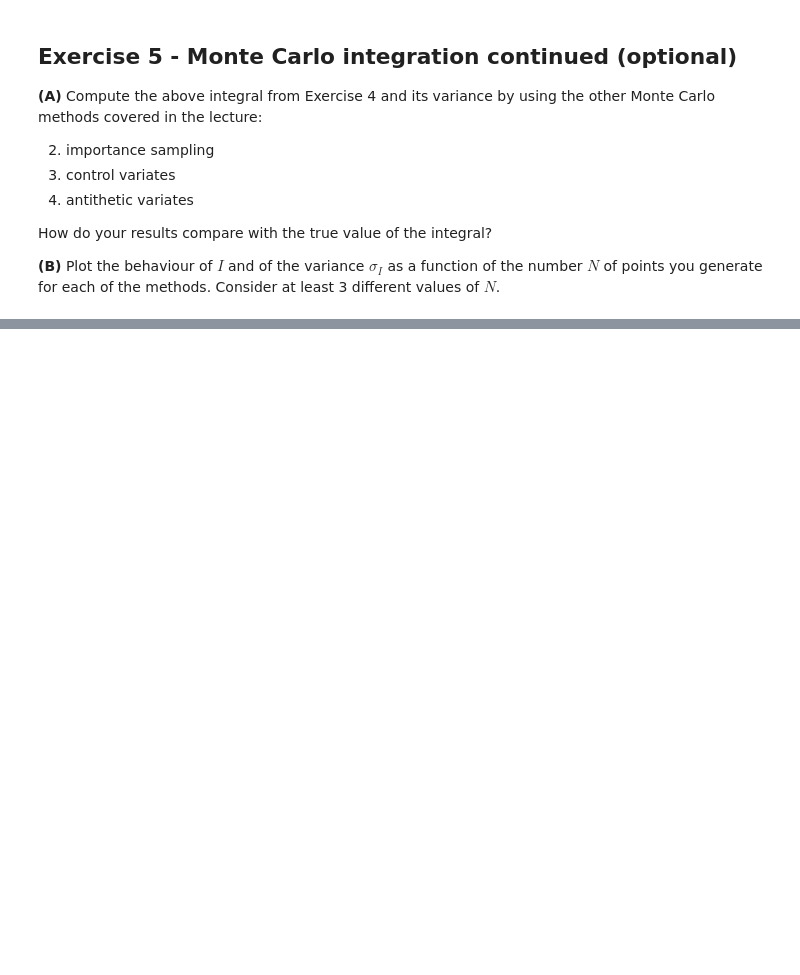
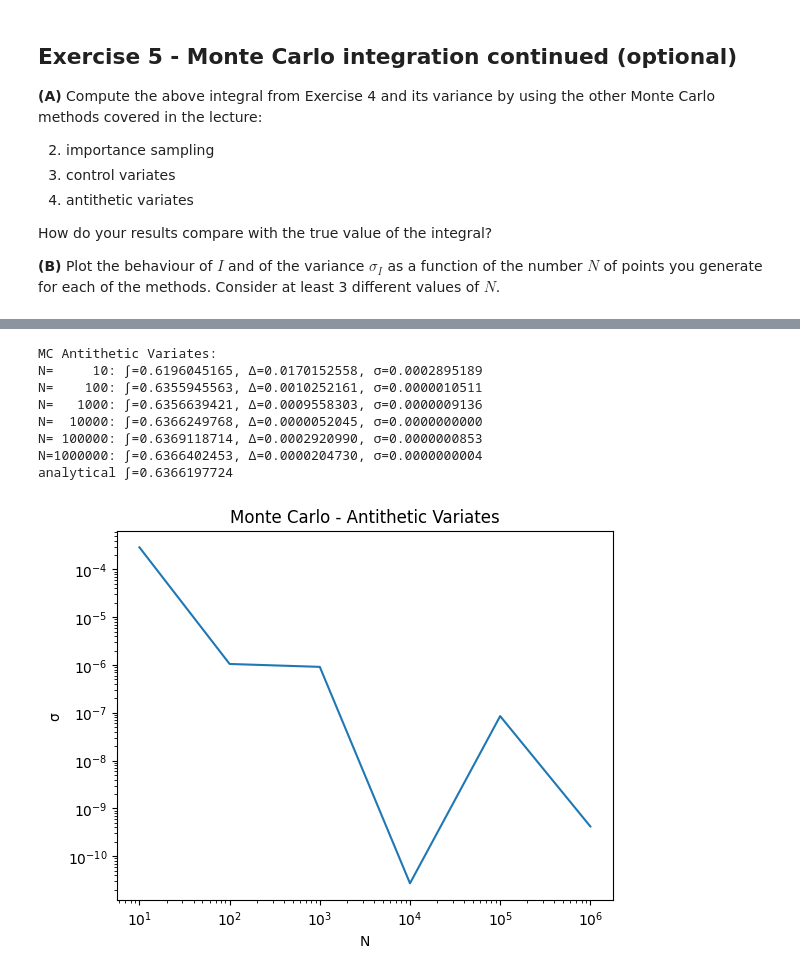
Before and after one commit to ThomasSchallar/NUM, a Jupyter notebook: Exercise Sheet 5.ipynb, the cells around one changed output, grey strips where cells are left out. Cells and saved outputs as stored; diff of their text form; code cells hidden in the pictures; blank space fills up the shorter version.

```diff
--- a/Exercise Sheet 5.ipynb
+++ b/Exercise Sheet 5.ipynb
@@ -397,0 +400,45 @@ plt.show()
+# %%
+# Antithetic Variates
+
+import math
+
+interval= [ 0.0, 1.0 ]
+nValues= [ 10, 100, 1000, 10000, 100000, 1000000 ]
+exact= 2 / math.pi
+
+def integrand( x ):
+  return cos( ( math.pi * x ) / 2 )
+
+print( 'MC Antithetic Variates:' )
+
+sigma= []
+Y= []
+for N in nValues:
+  xR= np.random.uniform( interval[0], interval[1], N )       # N random x values
+  for x in xR:
+    Y.append( ( integrand( x ) + integrand( 1 - x ) ) / 2 )  # antithetic yᵢ values
+  yM= np.mean( Y )                                           # mean of y values
+  I= ( interval[1] - interval[0] ) * yM                      # ...times interval length
+  d= abs( exact - I )                                        # difference
+  s= ( exact - I )**2                                        # variance
+  print( f'N={N:7d}: ∫={I:.10f}, Δ={d:.10f}, σ={s:.10f}' )
+  sigma.append( s )
+print( f'analytical ∫={exact:.10f}' )
+
+plt.figure()
+plt.plot( nValues, sigma )
+plt.title( 'Monte Carlo - Antithetic Variates' )
+plt.xlabel( 'N' )
+plt.ylabel( 'σ' )
+plt.loglog()
+plt.show()
+# %% [output]
+MC Antithetic Variates:
+N=     10: ∫=0.6196045165, Δ=0.0170152558, σ=0.0002895189
+N=    100: ∫=0.6355945563, Δ=0.0010252161, σ=0.0000010511
+N=   1000: ∫=0.6356639421, Δ=0.0009558303, σ=0.0000009136
+N=  10000: ∫=0.6366249768, Δ=0.0000052045, σ=0.0000000000
+N= 100000: ∫=0.6369118714, Δ=0.0002920990, σ=0.0000000853
+N=1000000: ∫=0.6366402453, Δ=0.0000204730, σ=0.0000000004
+analytical ∫=0.6366197724
+[figure, added]
```
Also changed, not shown: parts of 3 cells of this notebook.
